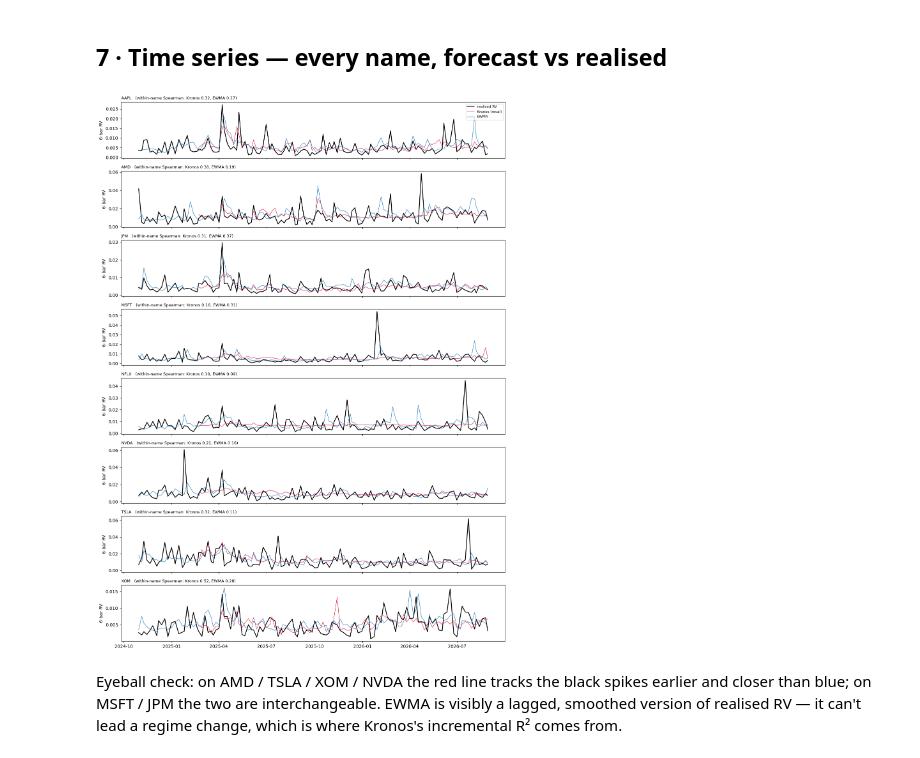
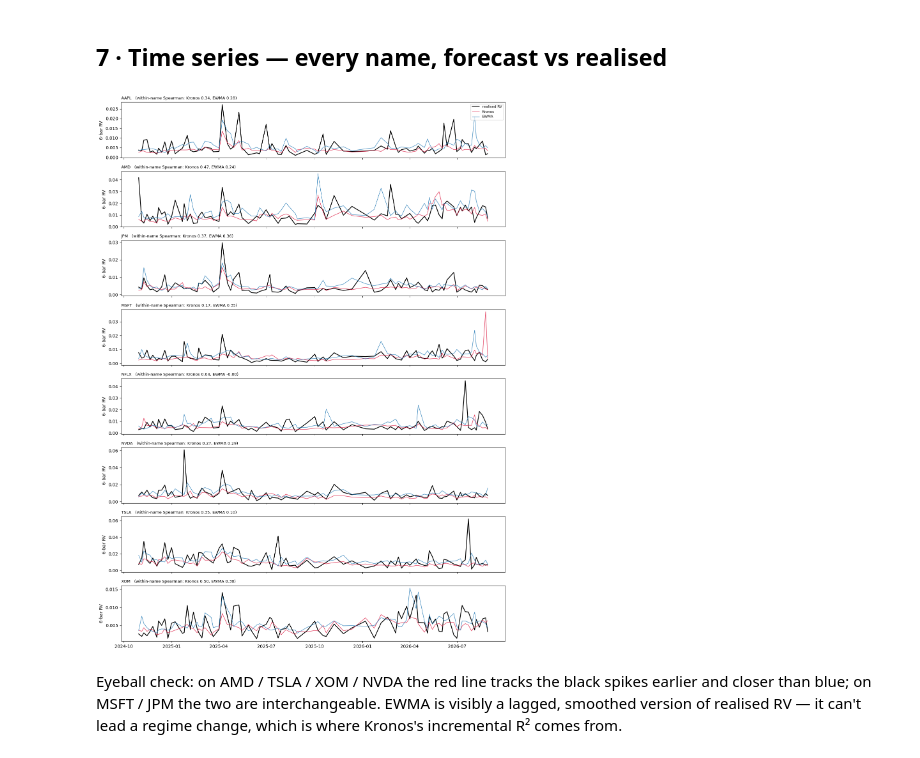
Before and after one commit to imanly97/kronos-evaluation, a Jupyter notebook: notebooks/probe_findings.ipynb, the cells around one changed output. Saved outputs shown, nothing was run; the diff lists cells and outputs as text; code cells hidden in the pictures.

```diff
--- a/notebooks/probe_findings.ipynb
+++ b/notebooks/probe_findings.ipynb
@@ -26,10 +31,20 @@ from pathlib import Path
 D = Path("research/probe_hourly_rv/data")
 d = pd.read_pickle(D / "probe_results.pkl").copy()
 d["origin"] = pd.to_datetime(d["origin"])
+
+# --- alignment: keep only origins shared by ALL tickers ------------------
+# The probe placed origins by index into each ticker's own bar array; JPM/XOM
+# had one fewer hourly bar, so ~34 of their 120 origins land on off dates.
+# Every cross-name calc below (esp. the portfolio in §9) needs a common grid.
+_shared = set.intersection(*(set(g["origin"]) for _, g in d.groupby("ticker")))
+_before = len(d)
+d = d[d["origin"].isin(_shared)].reset_index(drop=True)
+print(f"aligned to common origins: {d.origin.nunique()} origins x {d.ticker.nunique()} "
+      f"names = {len(d)} rows  (dropped {_before - len(d)} off-grid JPM/XOM rows)")
+
 d["hour"] = d["origin"].dt.hour
 d["month"] = d["origin"].dt.to_period("M")
 for c in ["realized","kronos","ewma","har","naive"]:
     d[f"log_{c}"] = np.log(d[c].clip(lower=1e-9))
-print(d.shape, "| origins", d.origin.min().date(), "->", d.origin.max().date())
 d.head()
 # %% [output]
@@ -290,20 +305,20 @@ origins in the real study will tighten this, not overturn it.
 # %%
 names = sorted(d["ticker"].unique())
 fig, axes = plt.subplots(len(names), 1, figsize=(13, 2.2*len(names)), sharex=True)
 for ax, tk in zip(axes, names):
     g = d[d["ticker"]==tk].sort_values("origin")
     ax.plot(g["origin"], g["realized"], lw=1.6, c="k", label="realised RV")
-    ax.plot(g["origin"], g["kronos_recal"], lw=1, c="crimson", alpha=.85, label="Kronos (recal)")
+    ax.plot(g["origin"], g["kronos"], lw=1, c="crimson", alpha=.85, label="Kronos")
     ax.plot(g["origin"], g["ewma"], lw=1, c="tab:blue", alpha=.85, label="EWMA")
     sp_k = g["kronos"].corr(g["realized"], "spearman")
     sp_e = g["ewma"].corr(g["realized"], "spearman")
     ax.set_title(f"{tk}   (within-name Spearman: Kronos {sp_k:.2f}, EWMA {sp_e:.2f})",
                  fontsize=9, loc="left")
     ax.set_ylabel("6-bar RV")
 axes[0].legend(loc="upper right", fontsize=8)
 plt.tight_layout(); plt.show()
 # %% [output]
-[figure, old version]
+[figure, new version]
 # %% [markdown]
 Eyeball check: on AMD / TSLA / XOM / NVDA the red line tracks the black
 spikes earlier and closer than blue; on MSFT / JPM the two are interchangeable.
```
Also changed, not shown: parts of 20 cells of this notebook, 1 other file.
